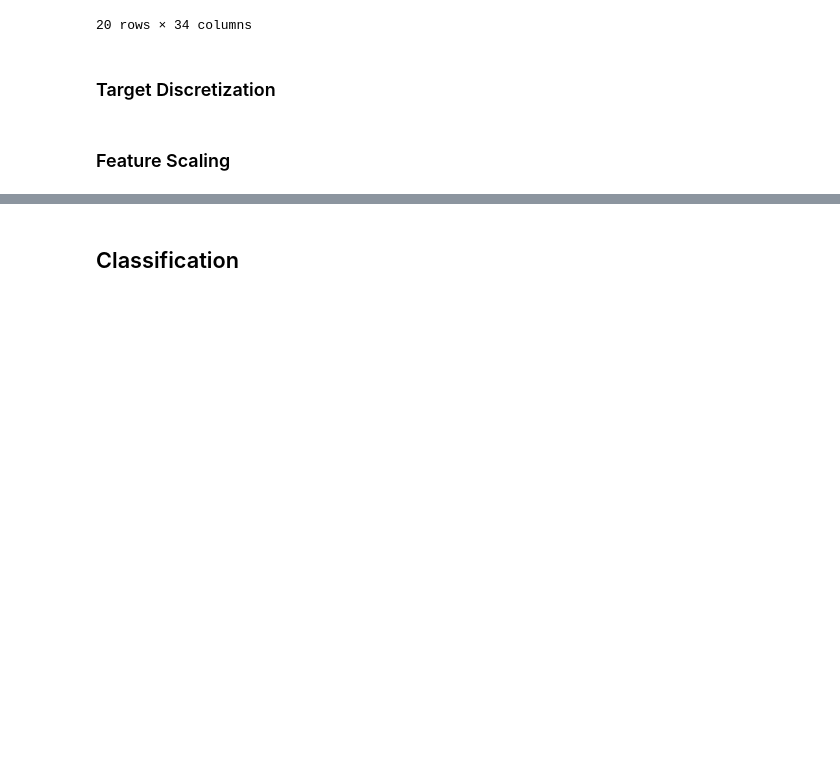
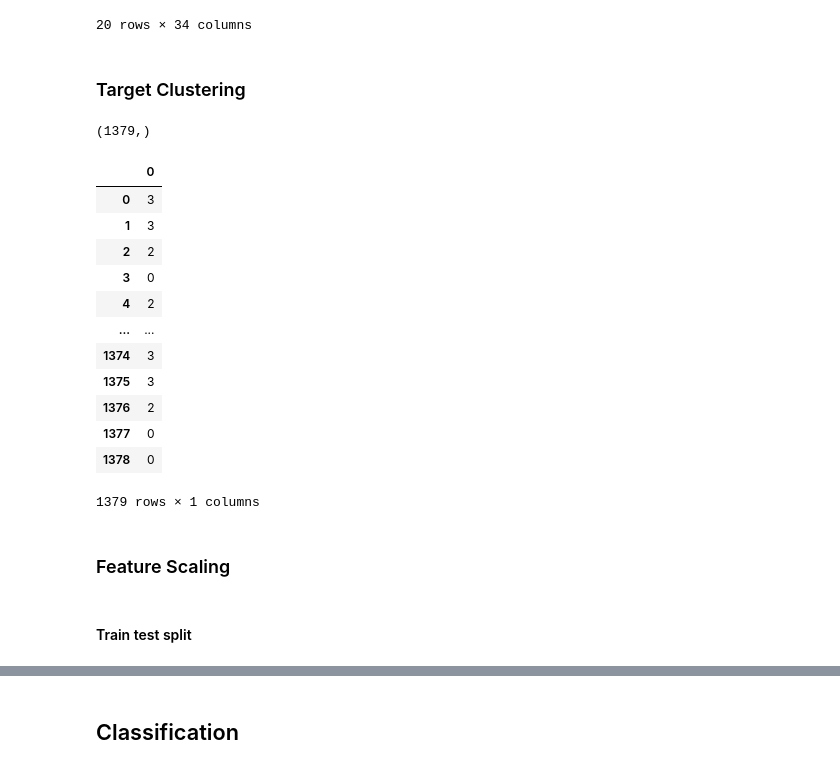
Before and after one commit to yousefmrashad/housing-classification, a Jupyter notebook: mining.ipynb, the cells around one changed output, grey strips where cells are left out. Saved outputs shown, nothing was run; the diff lists cells and outputs as text; code cells hidden in the pictures; blank space fills up the shorter version.

Commit message:
Clustering and Scaling

```diff
--- a/mining.ipynb
+++ b/mining.ipynb
@@ -234,6 +233,30 @@ X_selected.head(20)
 | 19 | 1339.0 | 0.0 | 504.0 | 525.0 | 1 | 2 | 3 | 0 | 1 | ... |
 20 rows × 34 columns
 # %% [markdown]
-### Target Discretization
+### Target Clustering
+# %%
+from sklearn.cluster import KMeans
+
+print(y.shape)
+y = np.array(y).reshape(-1,1)
+y = KMeans(n_clusters=5, random_state=0, n_init="auto").fit_predict(y)
+DataFrame(y)
+# %% [output]
+(1379,)
+|  | 0 |
+| 0 | 3 |
+| 1 | 3 |
+| 2 | 2 |
+| 3 | 0 |
+| 4 | 2 |
+| ... | ... |
+| 1374 | 3 |
+| 1375 | 3 |
+| 1376 | 2 |
+| 1377 | 0 |
+| 1378 | 0 |
+1379 rows × 1 columns
 # %% [markdown]
 ### Feature Scaling
+# %% [markdown]
+#### Train test split
```
Also changed, not shown: parts of 5 cells of this notebook.
